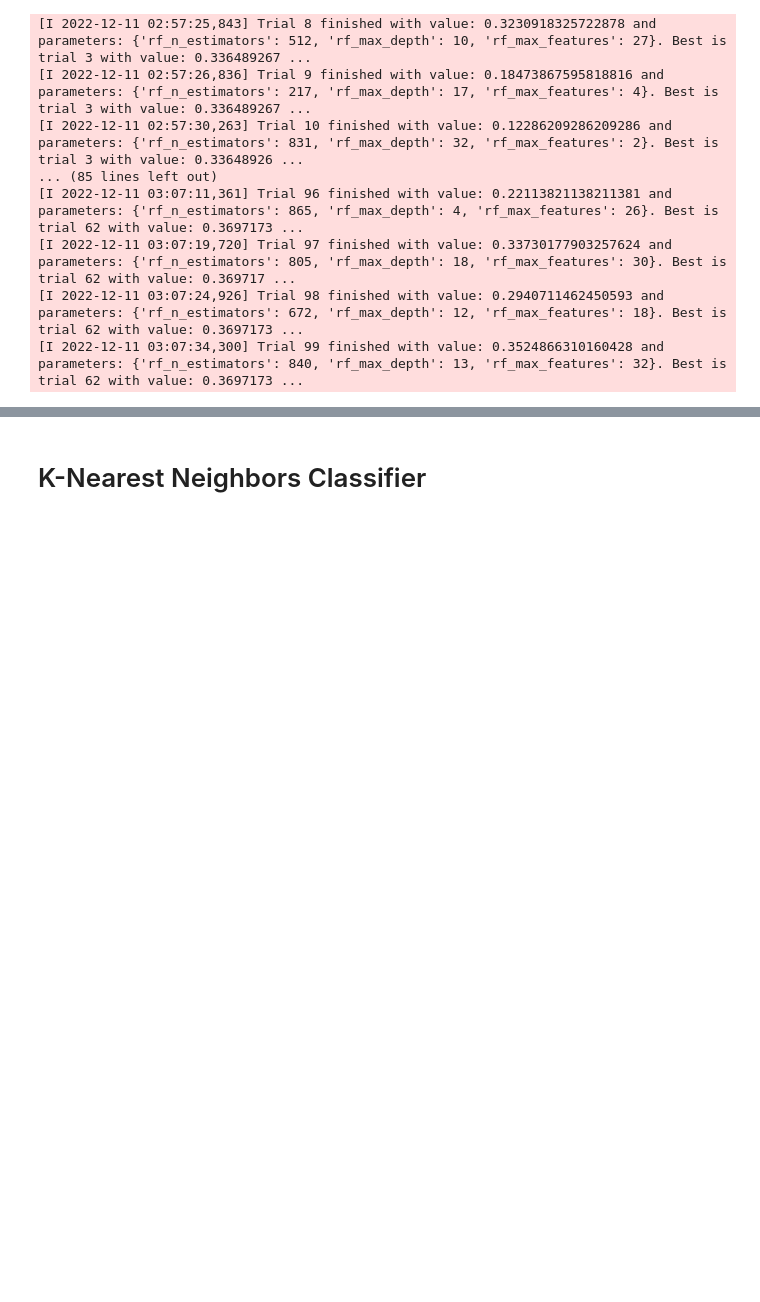
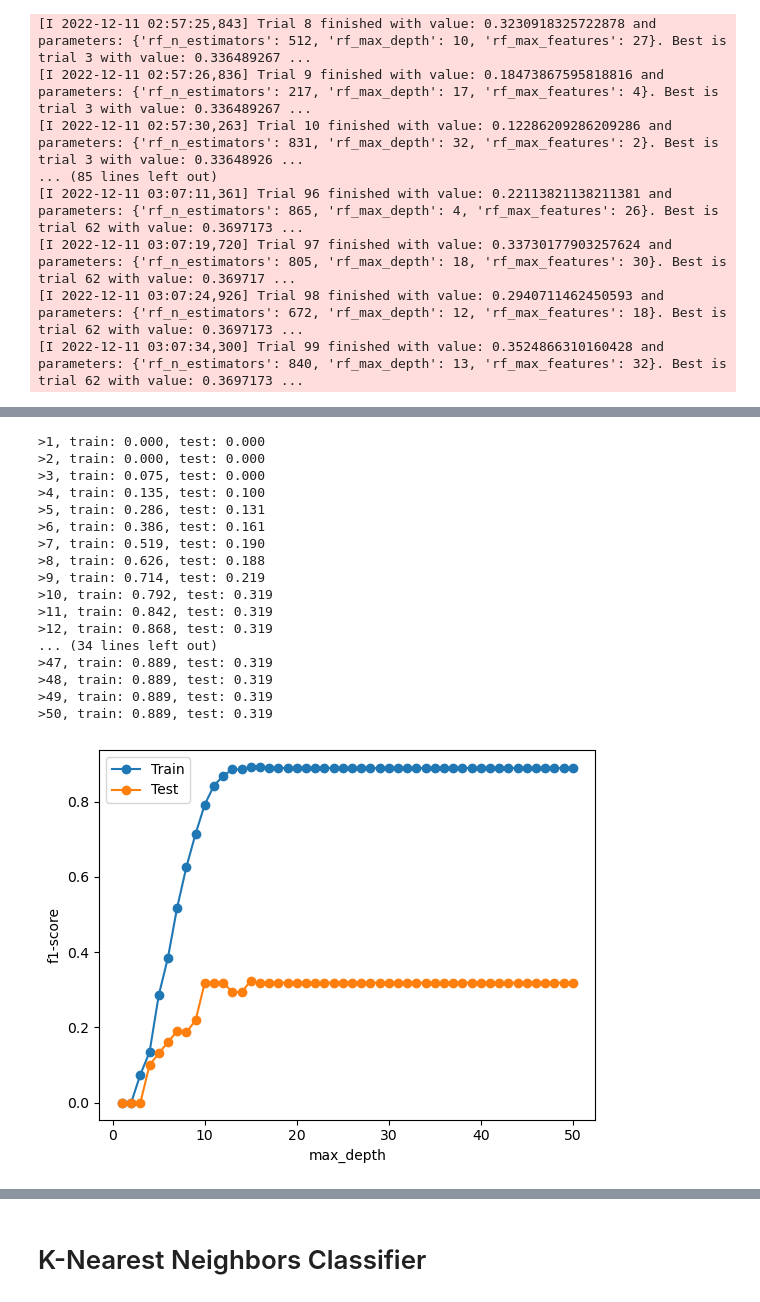
Before and after one commit to Vincentlim7/Data-Science--Employee-Attrition-Prediction, a Jupyter notebook: Main.ipynb, the cells around one changed output, grey strips where cells are left out. Saved outputs shown, nothing was run; the diff lists cells and outputs as text; code cells hidden in the pictures; blank space fills up the shorter version.

```diff
--- a/Main.ipynb
+++ b/Main.ipynb
@@ -554,0 +551,65 @@ NameError: name 'test_df' is not defined
+# %%
+# Random Forest parameters
+rf_params = {
+    # nb of processors to use
+    'n_jobs': -1,
+    # nb of trees
+    'n_estimators': 615,
+    # reuse previous forest if kernel was not reset
+#     'warm_start': True,
+    'min_samples_leaf': 2,
+    'max_features' : 'sqrt',
+    # randomness of the sampled data used for the bootstrapping
+    'random_state' : seed
+}
+
+# accuracy values that will be plotted
+train_scores, test_scores = list(), list()
+
+# defining range of max_depth values to evaluate
+values = [i for i in range(1, 51)]
+
+# evaluate a decision tree for each depth
+for i in values:
+    model = RandomForestClassifier(**rf_params, max_depth=i)
+    model.fit(train_x, train_ravel_y)
+
+    # evaluate on the train dataset
+    train_yhat = model.predict(train_x)
+    train_acc = f1_score(train_y, train_yhat)
+    train_scores.append(train_acc)
+
+    # evaluate on the test dataset
+    test_yhat = model.predict(test_x)
+    test_acc = f1_score(test_y, test_yhat)
+    test_scores.append(test_acc)
+
+    # summarize progress
+    print('>%d, train: %.3f, test: %.3f' % (i, train_acc, test_acc))
+
+# plot of train and test scores vs number of neighbors
+pyplot.plot(values, train_scores, '-o', label='Train')
+pyplot.plot(values, test_scores, '-o', label='Test')
+plt.xlabel('max_depth')
+plt.ylabel('f1-score')
+pyplot.legend()
+pyplot.show()
+# %% [output]
+>1, train: 0.000, test: 0.000
+>2, train: 0.000, test: 0.000
+>3, train: 0.075, test: 0.000
+>4, train: 0.135, test: 0.100
+>5, train: 0.286, test: 0.131
+>6, train: 0.386, test: 0.161
+>7, train: 0.519, test: 0.190
+>8, train: 0.626, test: 0.188
+>9, train: 0.714, test: 0.219
+>10, train: 0.792, test: 0.319
+>11, train: 0.842, test: 0.319
+>12, train: 0.868, test: 0.319
+... (34 lines left out)
+>47, train: 0.889, test: 0.319
+>48, train: 0.889, test: 0.319
+>49, train: 0.889, test: 0.319
+>50, train: 0.889, test: 0.319
+[figure, added]
```
Also changed, not shown: parts of 49 cells of this notebook.
